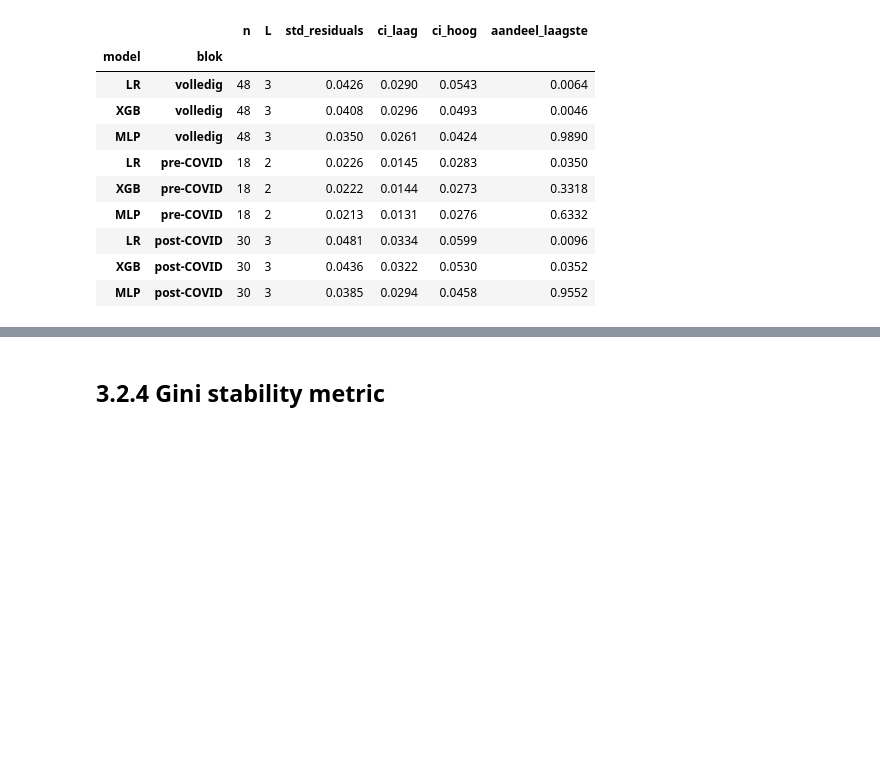
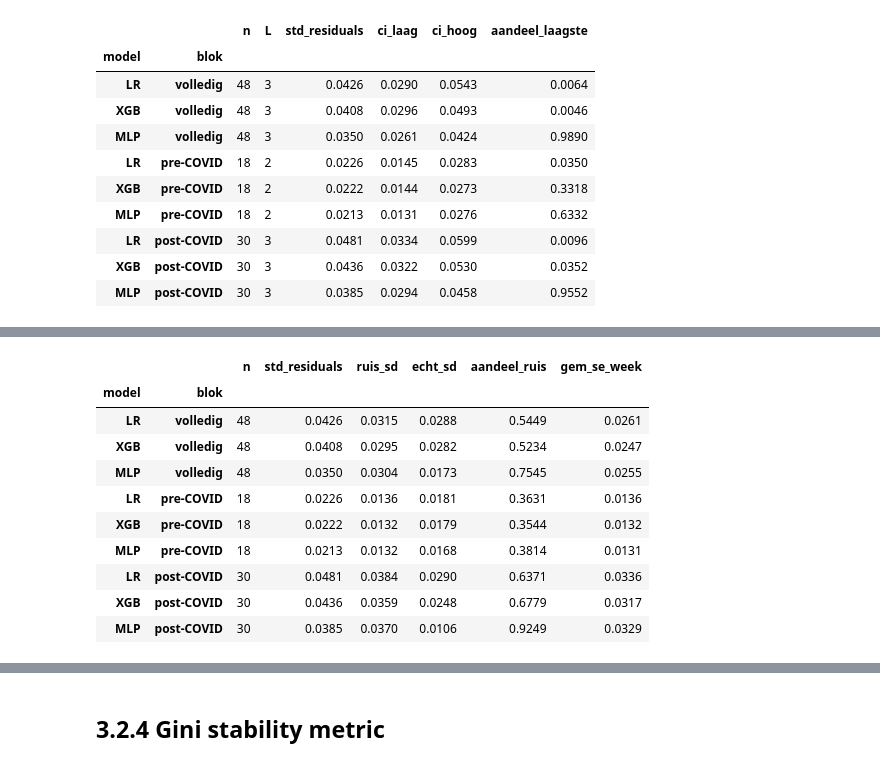
Before and after one commit to Jeanpierre69/casestudy-datamining, a Jupyter notebook: r1_predictive_stab.ipynb, the cells around one changed output, grey strips where cells are left out. Saved outputs shown, nothing was run; the diff lists cells and outputs as text; code cells hidden in the pictures; blank space fills up the shorter version.

```diff
--- a/r1_predictive_stab.ipynb
+++ b/r1_predictive_stab.ipynb
@@ -485,3 +500,76 @@ T4  Volatiliteit van de wekelijkse gini: std(residuals) rond de bloktrend, movin
 | LR | post-COVID | 30 | 3 | 0.0481 | 0.0334 | 0.0599 | 0.0096 |
 | XGB | post-COVID | 30 | 3 | 0.0436 | 0.0322 | 0.0530 | 0.0352 |
 | MLP | post-COVID | 30 | 3 | 0.0385 | 0.0294 | 0.0458 | 0.9552 |
+# %%
+# T4d - Ruisondergrens onder de volatiliteit uit T4. De modellen zijn bevroren, dus de
+# week-gini schommelt ook zonder modelverandering: hij wordt op de aanvragen van die ene
+# week geschat en post-COVID-weken tellen ~8.700 aanvragen tegen ~20.000 daarvoor. Per
+# testweek wordt B keer met teruglegging uit de rijen van die week getrokken (dezelfde n
+# als de week zelf), telkens met DEZELFDE rij-indices voor LR, XGB en MLP - net zoals T4
+# dezelfde weken aan de drie modellen voorlegt. De SD over die B trekkingen is de
+# standaardfout se[w, m] van de week-gini. Geen stratificatie op target: het aantal
+# defaults dat per trekking meekomt is echte steekproefonzekerheid en telt mee.
+#
+# AANNAME: meetruis en echte instabiliteit zijn onafhankelijk en additief in de variantie,
+# dus obs_var = ruis_var + echt_var. Zijn ze wel gecorreleerd (bv. de kleine weken zijn
+# ook net de weken waarin het model werkelijk anders presteert), dan klopt die
+# opsplitsing niet en is echt_sd navenant over- of onderschat.
+import time
+
+B_SE = 500
+
+t_start = time.perf_counter()
+
+# bootstrap_gini_sd komt uit 3.2.0 en trekt de indices een keer per replicatie voor alle
+# drie de modellen; hier draait die per testweek in plaats van enkel op de kleinste/grootste.
+rng_se = np.random.default_rng(42)
+gini_se_week = pd.DataFrame(
+    {week: bootstrap_gini_sd(weekly_input.loc[[week]], B_SE, rng_se)
+     for week in gini_weekly.index}).T
+gini_se_week.index.name = "WEEK_NUM"
+
+assert np.array_equal(gini_se_week.index.to_numpy(), gini_weekly.index.to_numpy()), \
+    "T4d draait op andere weken dan T4"
+
+ruis_rows = []
+for model_name, blok in gini_vola.index:
+    weken = gini_weekly.index[BLOCKS[blok]]
+    se_blok = gini_se_week.loc[weken, model_name]
+
+    ruis_var = float((se_blok ** 2).mean())                  # gemiddelde se^2 over de weken
+    obs_var = float(gini_vola.loc[(model_name, blok), "std_residuals"]) ** 2
+    ruis_rows.append({
+        "model": model_name, "blok": blok,
+        "n": len(weken),
+        "std_residuals": np.sqrt(obs_var),
+        "ruis_sd": np.sqrt(ruis_var),
+        "echt_sd": np.sqrt(max(0.0, obs_var - ruis_var)),
+        "aandeel_ruis": ruis_var / obs_var,
+        "gem_se_week": se_blok.mean(),
+    })
+
+gini_ruis = pd.DataFrame(ruis_rows).set_index(["model", "blok"])
+
+# Hangt se[w, m] samen met de weekgrootte? Gepoold over de drie modellen, dus elke week
+# levert drie punten (weekgrootte herhaald per model, in dezelfde volgorde als de se's).
+week_n = weekly_input.groupby(level=0).size().loc[gini_se_week.index]
+r_n_se, p_n_se = stats.pearsonr(
+    np.tile(week_n.to_numpy(dtype=float), len(MODELS)),
+    np.concatenate([gini_se_week[m].to_numpy() for m in MODELS]))
+
+se_ratio = (gini_se_week.loc[gini_weekly.index[BLOCKS["post-COVID"]]].mean()
+            / gini_se_week.loc[gini_weekly.index[BLOCKS["pre-COVID"]]].mean())
+
+duur = time.perf_counter() - t_start
+
+print(f"T4d  Ruisdecompositie van std_residuals uit T4 "
+      f"(bootstrap-se van de week-gini, {B_SE} trekkingen per week, seed 42)")
+print(f"     looptijd: {duur:.1f}s")
+if duur > 300:
+    print(f"     looptijd boven 5 minuten - verlaag B_SE (nu {B_SE}) i.p.v. de cel te herschrijven")
+print(f"     Pearson r(aantal aanvragen per week, se) gepoold over de modellen: "
+      f"{r_n_se:.4f}  (p={p_n_se:.3g})")
+print("     gem_se_week post-COVID / pre-COVID: "
+      + "   ".join(f"{m} {se_ratio[m]:.4f}" for m in MODELS))
+gini_ruis.round(4)
+# %% [output]
@@ -488,3 +580,14 @@ T4  Volatiliteit van de wekelijkse gini: std(residuals) rond de bloktrend, movin
+|  |  | n | std_residuals | ruis_sd | echt_sd | aandeel_ruis | gem_se_week |
+| model | blok |  |  |  |  |  |  |
+| LR | volledig | 48 | 0.0426 | 0.0315 | 0.0288 | 0.5449 | 0.0261 |
+| XGB | volledig | 48 | 0.0408 | 0.0295 | 0.0282 | 0.5234 | 0.0247 |
+| MLP | volledig | 48 | 0.0350 | 0.0304 | 0.0173 | 0.7545 | 0.0255 |
+| LR | pre-COVID | 18 | 0.0226 | 0.0136 | 0.0181 | 0.3631 | 0.0136 |
+| XGB | pre-COVID | 18 | 0.0222 | 0.0132 | 0.0179 | 0.3544 | 0.0132 |
+| MLP | pre-COVID | 18 | 0.0213 | 0.0132 | 0.0168 | 0.3814 | 0.0131 |
+| LR | post-COVID | 30 | 0.0481 | 0.0384 | 0.0290 | 0.6371 | 0.0336 |
+| XGB | post-COVID | 30 | 0.0436 | 0.0359 | 0.0248 | 0.6779 | 0.0317 |
+| MLP | post-COVID | 30 | 0.0385 | 0.0370 | 0.0106 | 0.9249 | 0.0329 |
 # %%
 # F3 - Verdeling van de residuen uit T4, per model en per blok. De residuen zijn de
 # wekelijkse gini min de OLS-bloktrend en zijn per constructie gemiddeld nul: de figuur
```
Also changed, not shown: parts of 14 cells of this notebook, 2 other files.
